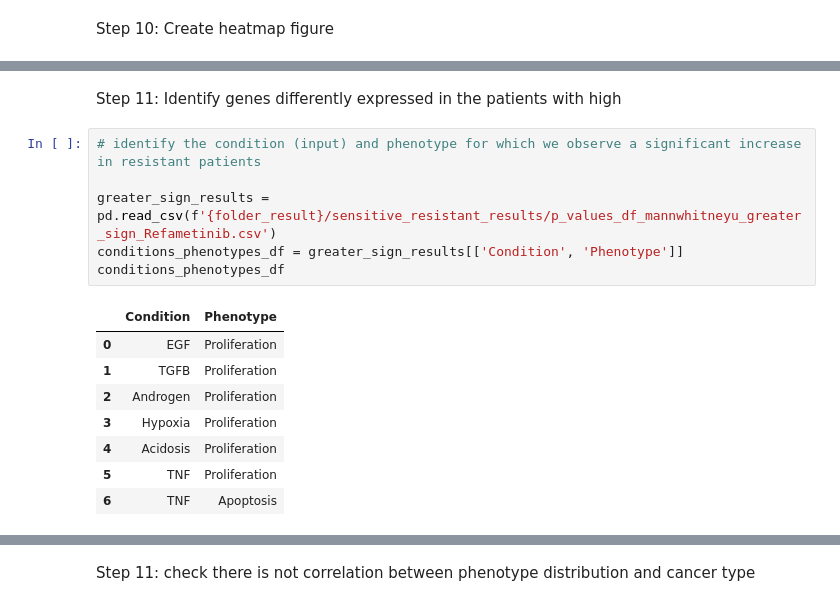
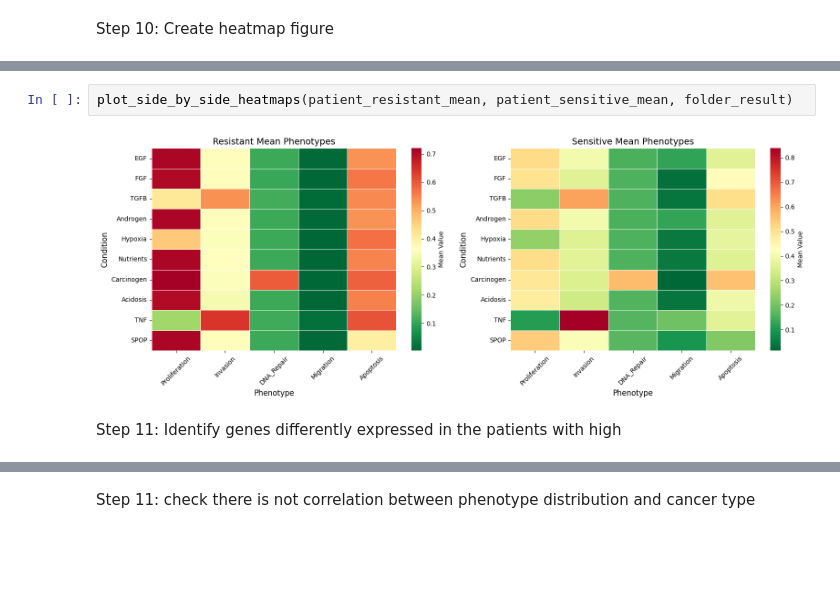
Before and after one commit to romane-gauthierj/Attractor-Resistance, a Jupyter notebook: pipeline_pers.ipynb, the cells around one changed output, grey strips where cells are left out. Drawn from its saved outputs; the diff is of its cells as text; blank space fills up the shorter version.

```diff
--- a/pipeline_pers.ipynb
+++ b/pipeline_pers.ipynb
@@ -441,18 +310,7 @@ Step 10: Create heatmap figure
+# %%
+plot_side_by_side_heatmaps(patient_resistant_mean, patient_sensitive_mean, folder_result)
+# %% [output]
+[figure, added]
 # %% [markdown]
 Step 11: Identify genes differently expressed in the patients with high
-# %%
-# identify the condition (input) and phenotype for which we observe a significant increase in resistant patients
-
-greater_sign_results = pd.read_csv(f'{folder_result}/sensitive_resistant_results/p_values_df_mannwhitneyu_greater_sign_Refametinib.csv')
-conditions_phenotypes_df = greater_sign_results[['Condition', 'Phenotype']]
-conditions_phenotypes_df
-# %% [output]
-|  | Condition | Phenotype |
-| 0 | EGF | Proliferation |
-| 1 | TGFB | Proliferation |
-| 2 | Androgen | Proliferation |
-| 3 | Hypoxia | Proliferation |
-| 4 | Acidosis | Proliferation |
-| 5 | TNF | Proliferation |
-| 6 | TNF | Apoptosis |
 # %%
```
Also changed, not shown: parts of 41 cells of this notebook, 8 other files.
